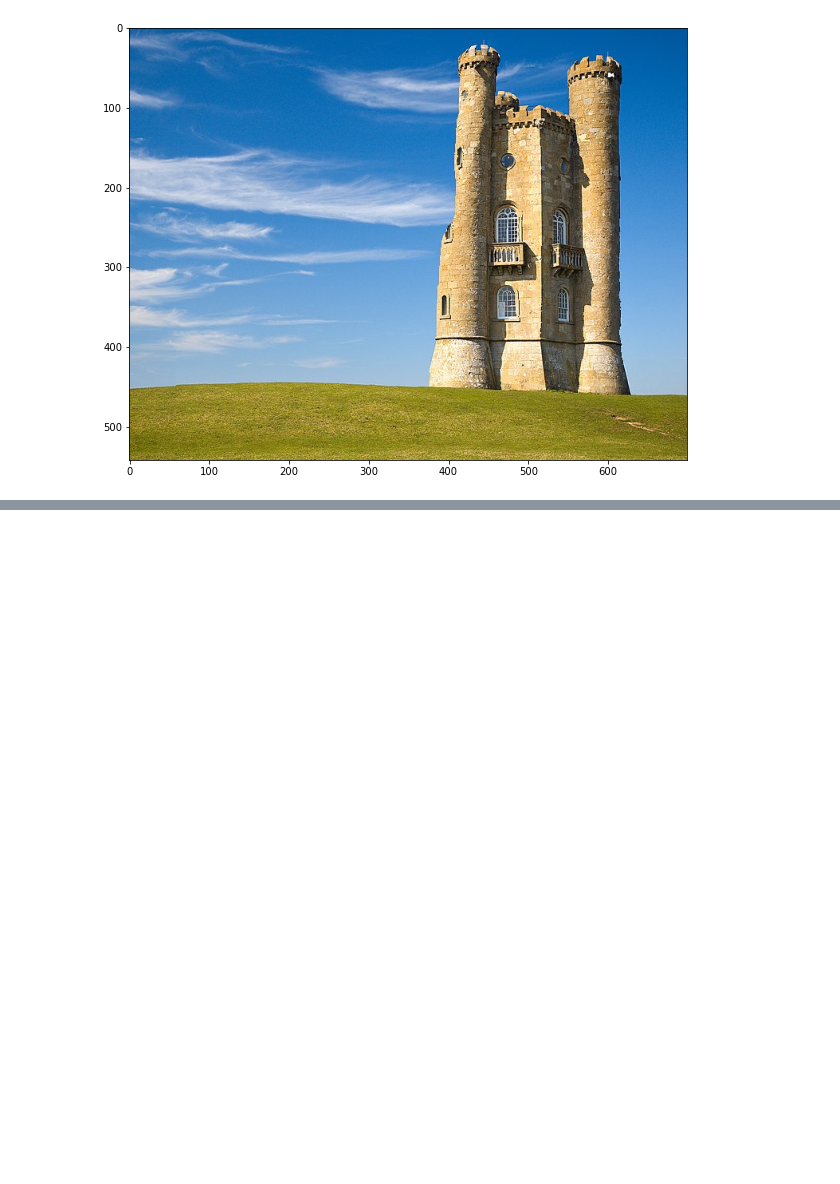
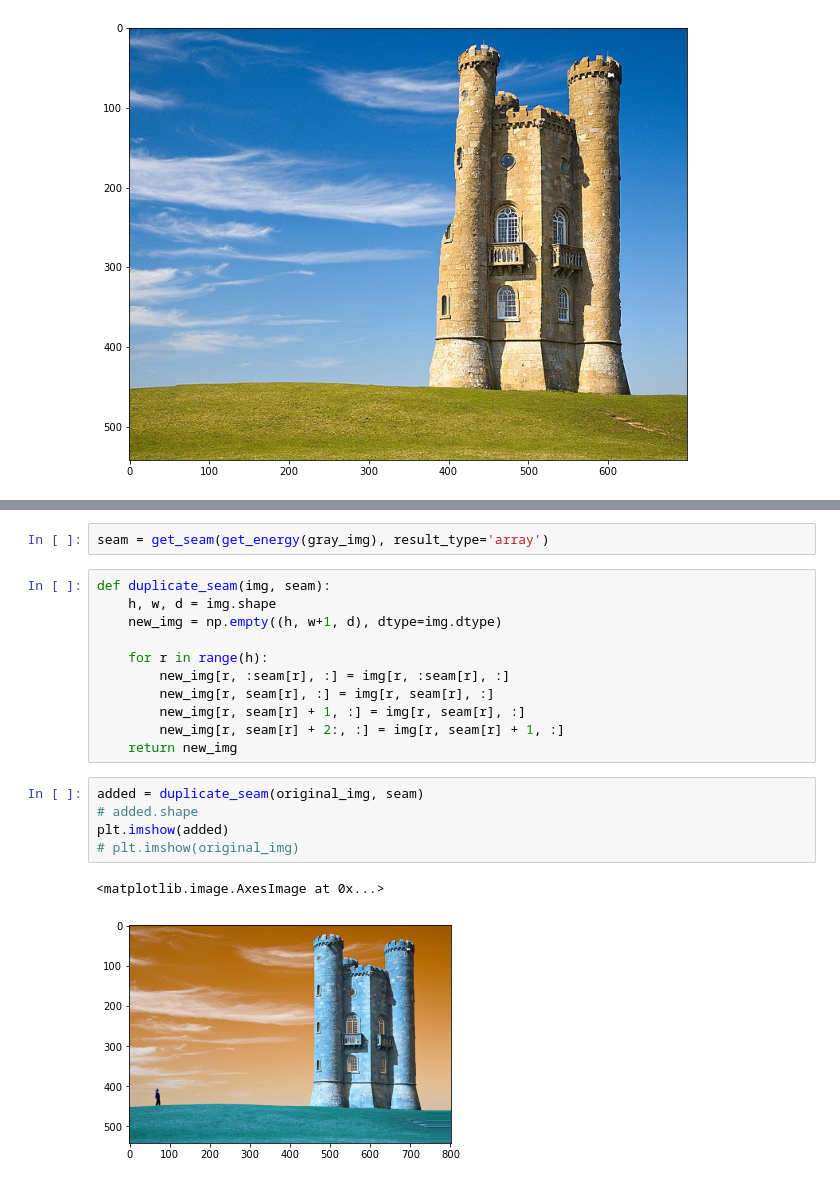
Before and after one commit to mdnam2410/hcmus-bigo, a Jupyter notebook: hw4/seam-carving.ipynb, the cells around one changed output, grey strips where cells are left out. Drawn from its saved outputs; the diff is of its cells as text; blank space fills up the shorter version.

Commit message:
Add code for enlarging image

```diff
--- a/hw4/seam-carving.ipynb
+++ b/hw4/seam-carving.ipynb
@@ -358,0 +367,21 @@ plt.show()
+# %%
+seam = get_seam(get_energy(gray_img), result_type='array')
+# %%
+def duplicate_seam(img, seam):
+    h, w, d = img.shape
+    new_img = np.empty((h, w+1, d), dtype=img.dtype)
+
+    for r in range(h):
+        new_img[r, :seam[r], :] = img[r, :seam[r], :]
+        new_img[r, seam[r], :] = img[r, seam[r], :]
+        new_img[r, seam[r] + 1, :] = img[r, seam[r], :]
+        new_img[r, seam[r] + 2:, :] = img[r, seam[r] + 1, :]
+    return new_img
+# %%
+added = duplicate_seam(original_img, seam)
+# added.shape
+plt.imshow(added)
+# plt.imshow(original_img)
+# %% [output]
+<matplotlib.image.AxesImage at 0x...>
+[figure, added]
```
Also changed, not shown: parts of 8 cells of this notebook.
